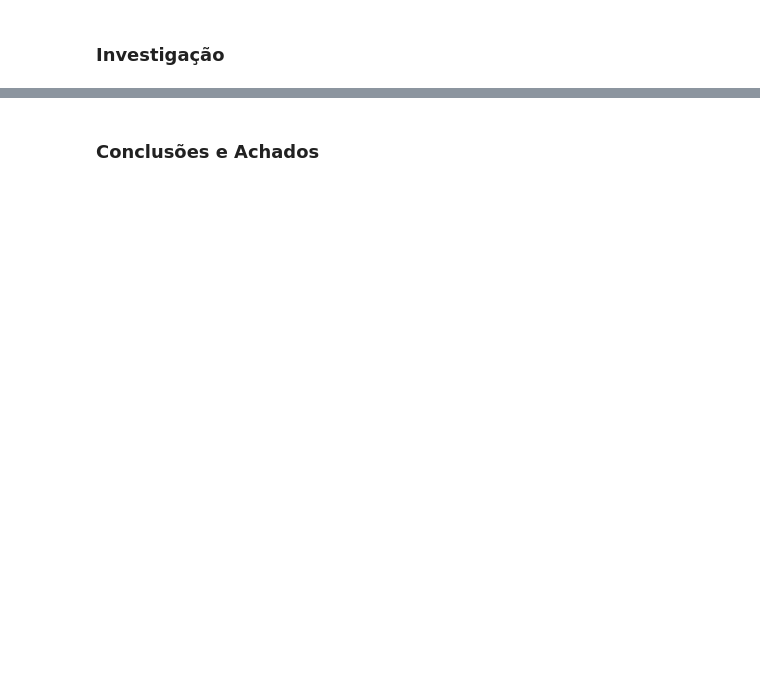
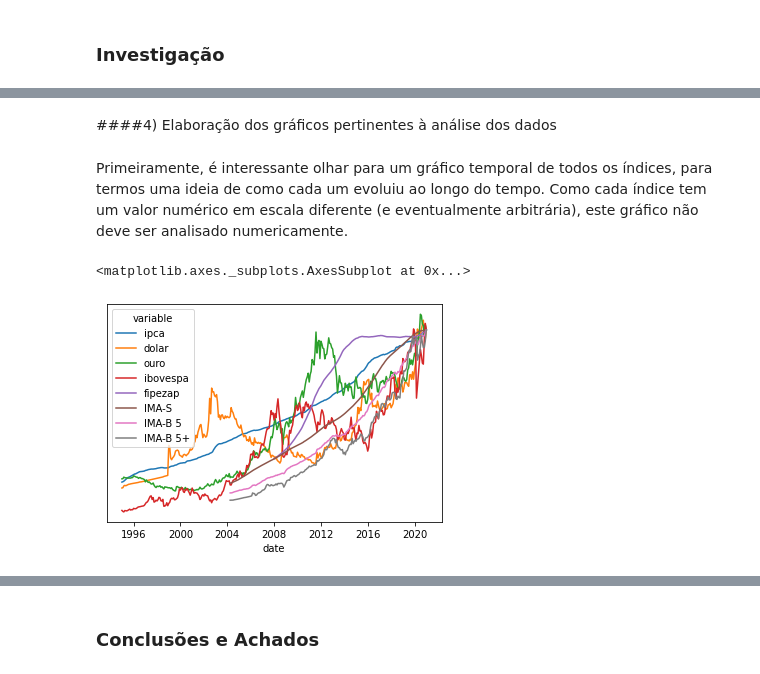
Before and after one commit to luishenriquesimoes/data-science-bootcamp, a Jupyter notebook: TrabalhoFinal_DataScience_Luis_Simoes.ipynb, the cells around one changed output, grey strips where cells are left out. Saved outputs shown, nothing was run; the diff lists cells and outputs as text; code cells hidden in the pictures; blank space fills up the shorter version.

```diff
--- a/TrabalhoFinal_DataScience_Luis_Simoes.ipynb
+++ b/TrabalhoFinal_DataScience_Luis_Simoes.ipynb
@@ -16,2 +21,10 @@
+# %%
+path_dolar = 'https://raw.githubusercontent.com/luishenriquesimoes/data-science-bootcamp/main/bases_dados/usd_brl_dados_historicos.csv'
+path_ouro = 'https://raw.githubusercontent.com/luishenriquesimoes/data-science-bootcamp/main/bases_dados/ouro_futuros_dados_historicos.csv'
+path_ibovespa = 'https://raw.githubusercontent.com/luishenriquesimoes/data-science-bootcamp/main/bases_dados/ibovespa_dados_historicos.csv'
+path_ipca = 'https://github.com/luishenriquesimoes/data-science-bootcamp/raw/main/bases_dados/ipca_202101SerieHist.xls'
+
+path_fipezap = 'https://github.com/luishenriquesimoes/data-science-bootcamp/raw/main/bases_dados/fipezap-serieshistoricas.xls'
+path_anbima = 'https://raw.githubusercontent.com/luishenriquesimoes/data-science-bootcamp/main/bases_dados/series_ambima.csv'
 # %% [markdown]
 ### Motivação Pessoal
@@ -23,0 +186,7 @@
+# %%
+df_fipezap = pd.read_excel(path_fipezap, skiprows=3, skipfooter=5, usecols='B,C')
+df_fipezap.columns = ['date', 'fipezap']
+df_fipezap['date'] = df_fipezap['date']
+df_fipezap.index = df_fipezap['date']
+del df_fipezap['date']
+df_fipezap
@@ -23,0 +210,7 @@
+# %%
+df_anbima = pd.read_csv(path_anbima, sep=';', decimal=',', thousands='.', encoding='latin_1', names=['Data', 'IMA-S', 'IMA-B 5', 'IMA-B 5+'], skiprows=1, skipfooter=1)
+df_anbima['Data'] = pd.to_datetime(df_anbima['Data'], format='%d/%m/%Y')
+df_anbima.index = df_anbima['Data']
+del df_anbima['Data']
+df_anbima = df_anbima.resample('MS').first()
+df_anbima
@@ -23,0 +234,7 @@
+# %%
+df_indices = df_ipca_reduced.join(df_dolar_reduced)
+df_indices = df_indices.join(df_ouro_reduced)
+df_indices = df_indices.join(df_ibovespa_reduced)
+df_indices = df_indices.join(df_fipezap)
+df_indices = df_indices.join(df_anbima)
+df_indices
@@ -23,0 +256,23 @@
+# %% [markdown]
+####4) Elaboração dos gráficos pertinentes à análise dos dados
+# %% [markdown]
+Primeiramente, é interessante olhar para um gráfico temporal de todos os índices, para termos uma ideia de como cada um evoluiu ao longo do tempo. Como cada índice tem um valor numérico em escala diferente (e eventualmente arbitrária), este gráfico não deve ser analisado numericamente.
+# %%
+#criação de um dataframe equivalente ao original, porém com valores numéricos compatíveis entre si. Agora os últimos valores serão todos coincidentes
+df_padronizado = pd.DataFrame(df_indices.loc[:, 'ipca'])
+df_padronizado['dolar'] = df_indices['dolar'] * (df_indices['ipca'][-1] / df_indices['dolar'][-1])
+df_padronizado['ouro'] = df_indices['ouro'] * (df_indices['ipca'][-1] / df_indices['ouro'][-1])
+df_padronizado['ibovespa'] = df_indices['ibovespa'] * (df_indices['ipca'][-1] / df_indices['ibovespa'][-1])
+df_padronizado['fipezap'] = df_indices['fipezap'] * (df_indices['ipca'][-1] / df_indices['fipezap'][-1])
+df_padronizado['IMA-S'] = df_indices['IMA-S'] * (df_indices['ipca'][-1] / df_indices['IMA-S'][-1])
+df_padronizado['IMA-B 5'] = df_indices['IMA-B 5'] * (df_indices['ipca'][-1] / df_indices['IMA-B 5'][-1])
+df_padronizado['IMA-B 5+'] = df_indices['IMA-B 5+'] * (df_indices['ipca'][-1] / df_indices['IMA-B 5+'][-1])
+
+df_com_ano = df_padronizado.reset_index()
+df_melted = df_com_ano.melt(id_vars=['date'], value_vars=['ipca', 'dolar', 'ouro', 'ibovespa', 'fipezap', 'IMA-S', 'IMA-B 5', 'IMA-B 5+'])
+g = sns.lineplot(x='date', y='value', hue='variable', data=df_melted)
+g.set(yticks=[], ylabel='')
+g
+# %% [output]
+<matplotlib.axes._subplots.AxesSubplot at 0x...>
+[figure, added]
```
Also changed, not shown: parts of 39 cells of this notebook.
